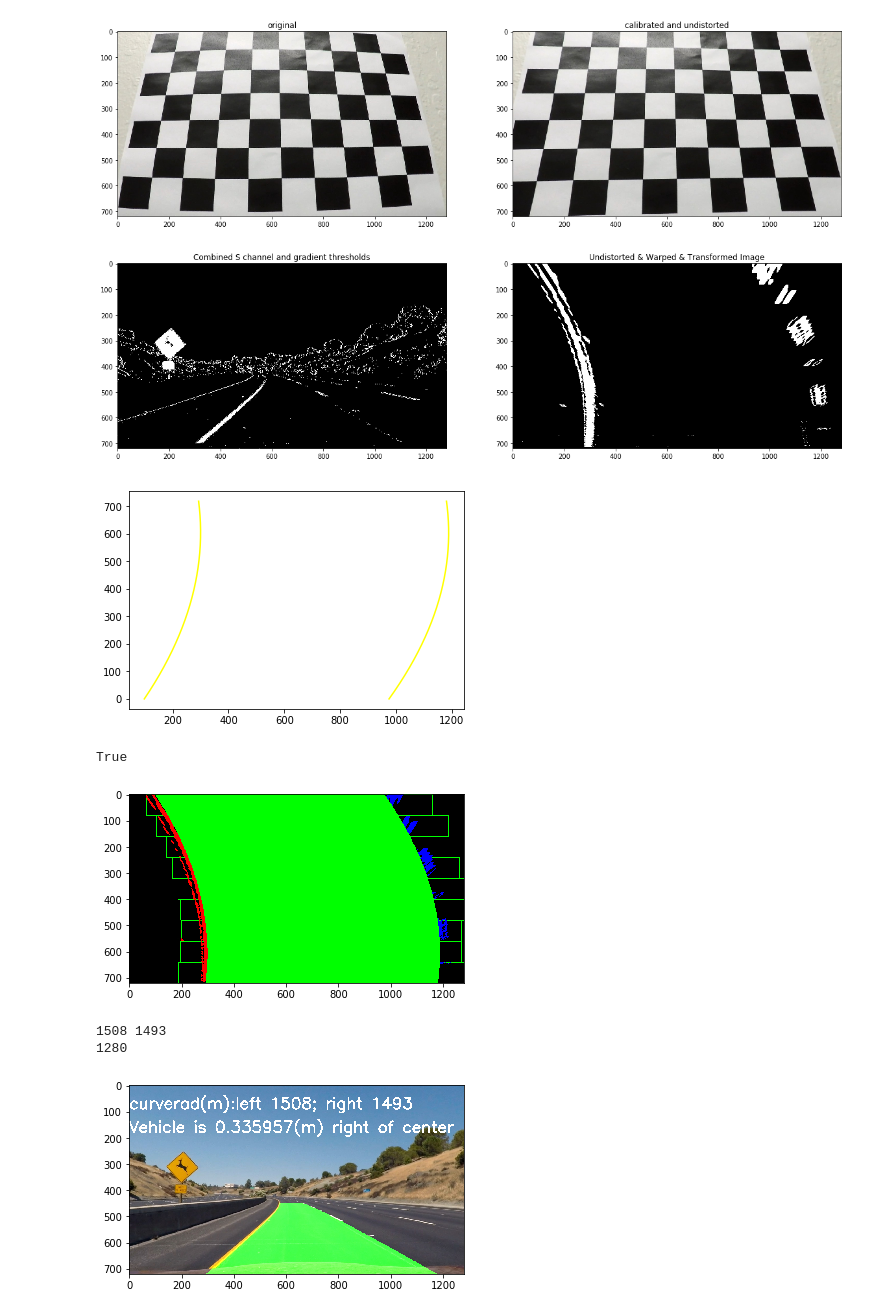
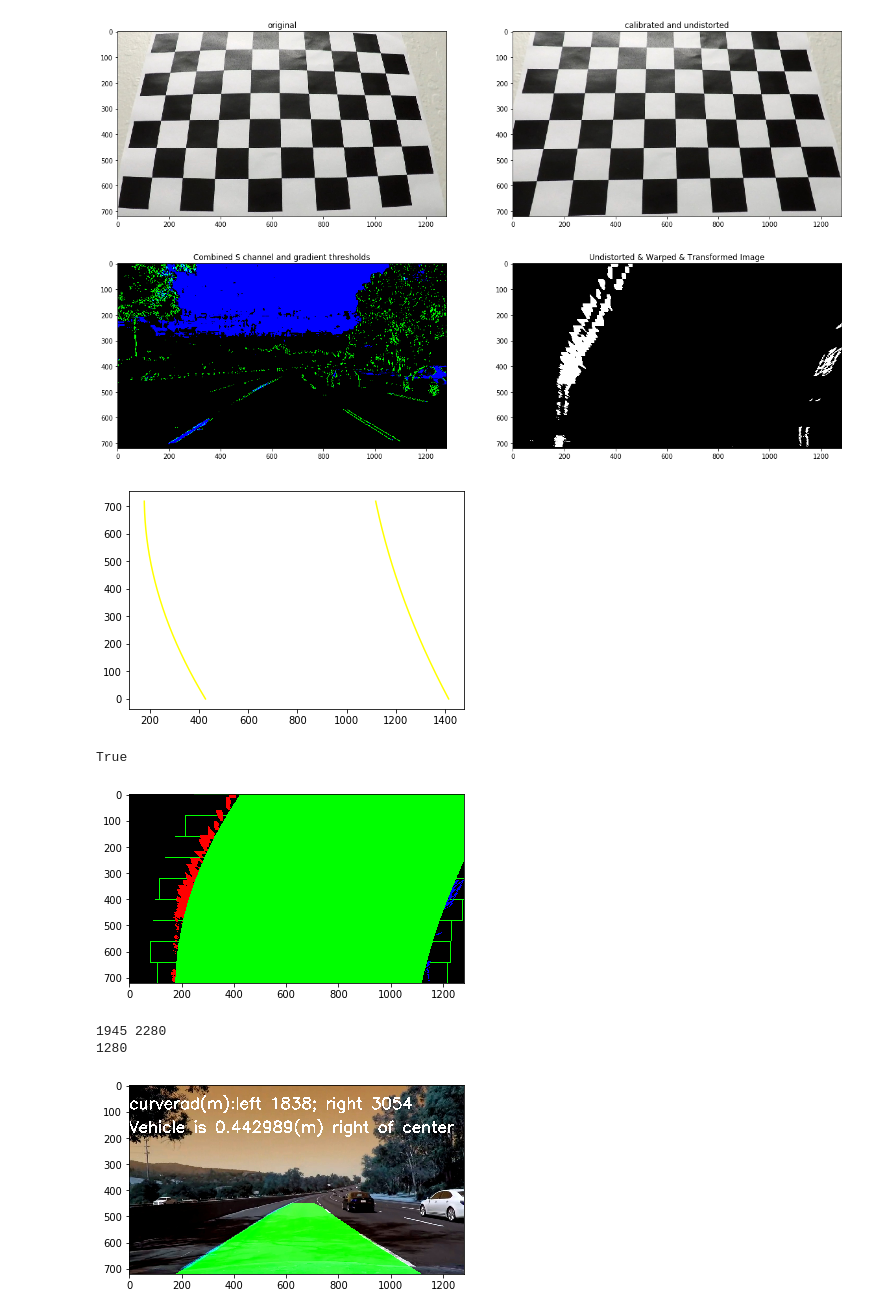
Before and after one commit to yingCMU/udacity-self-driving-project2, a Jupyter notebook: project2.ipynb, the cells around one changed output. Cells and saved outputs as stored; diff of their text form; code cells hidden in the pictures.

```diff
--- a/project2.ipynb
+++ b/project2.ipynb
@@ -80,6 +80,7 @@ def undistort_threshold_image(test_image, show_output = False):
     # Convert to HLS color space and separate the S channel
     hls = cv2.cvtColor(undistort_test_image, cv2.COLOR_RGB2HLS)
     s_channel = hls[:,:,2]
+    l_channel = hls[:,:,1]
     gray = cv2.cvtColor(undistort_test_image, cv2.COLOR_RGB2GRAY)
 
     sobelx = cv2.Sobel(gray, cv2.CV_64F, 1, 0) # Take the derivative in x
@@ -92,10 +93,11 @@ def undistort_threshold_image(test_image, show_output = False):
     sxbinary[(scaled_sobel >= thresh_min) & (scaled_sobel <= thresh_max)] = 1
 
     # Threshold color channel
-    s_thresh_min = 170
+    s_thresh_min = 100
     s_thresh_max = 255
     s_binary = np.zeros_like(s_channel)
-    s_binary[(s_channel >= s_thresh_min) & (s_channel <= s_thresh_max)] = 1
+    # add l_channel threshold to filter out shadows
+    s_binary[(s_channel >= s_thresh_min) & (s_channel <= s_thresh_max) & (l_channel >= 50)] = 1
 
     # Stack each channel to view their individual contributions in green and blue respectively
     # This returns a stack of the two binary images, whose components you can see as different colors
@@ -107,8 +109,8 @@ def undistort_threshold_image(test_image, show_output = False):
     #perform perspective transform
     height, width = combined_binary.shape
     y_boundary = 450
-    x_top_left = 565
-    x_top_right = 695#685
+    x_top_left = 575
+    x_top_right = 708
     x_bottom_left = 0
     x_bottom_right = width
     mask_vertices = [[x_bottom_left,height],[x_top_left,y_boundary], [x_top_right,y_boundary],[x_bottom_right,height]]
@@ -120,12 +122,13 @@ def undistort_threshold_image(test_image, show_output = False):
 
     M = cv2.getPerspectiveTransform(transform_src, transform_dst)
     binary_warped = cv2.warpPerspective(combined_binary, M, (width,height), flags=cv2.INTER_LINEAR)
-
+    color_warped = cv2.warpPerspective(color_binary, M, (width,height), flags=cv2.INTER_LINEAR)
+#     original_color_warped = cv2.warpPerspective(undistort_test_image, M, (width,height), flags=cv2.INTER_LINEAR)
     if show_output:
         # Plotting thresholded images
         f, (ax1, ax2) = plt.subplots(1, 2, figsize=(20,10))
         ax1.set_title('Combined S channel and gradient thresholds')
-        ax1.imshow(combined_binary, cmap='gray')
+        ax1.imshow(color_binary, cmap='gray')
         cv2.imwrite('output_images/thresholded_binary.jpg', combined_binary * 255)
         ax2.imshow(binary_warped, cmap='gray')
         cv2.imwrite('output_images/unwarped_transformed_binary.jpg', binary_warped * 255)
@@ -133,13 +136,13 @@ def undistort_threshold_image(test_image, show_output = False):
     binary_warped.dtype='uint8'
     return binary_warped, undistort_test_image, M, height, width, mask_vertices_array
 
-
-test_image = mpimg.imread('test_images/test2.jpg')#test1.jpg')image_in_video.jpg straight_lines1.jpg
+#test these following images: image_in_video_13 image_in_video_22 straight_lines1
+test_image = mpimg.imread('test_images/image_in_video_22.jpg')
 binary_warped, undistort_test_image, M, height, width, mask_vertices_array = undistort_threshold_image(test_image,True)
 # masked_region_image = region_of_interest(undistort_test_image, mask_vertices_array)
 # plt.imshow(masked_region_image)
 # %% [output]
-[figure, old version]
+[figure, new version]
 # %%
 #locate lane lines
 def find_lane_pixels(binary_warped, draw_windows = False):
@@ -262,13 +265,13 @@ def fit_polynomial(binary_warped, draw = False):
 
 out_img,  left_fit,  right_fit, ploty = fit_polynomial(binary_warped, True)
 # %% [output]
-[figure, old version]
+[figure, new version]
 # %%
 plt.imshow(out_img)  #
 cv2.imwrite('output_images/perspective_view_with_lanes.jpg', out_img)
 # %% [output]
 True
-[figure, old version]
+[figure, new version]
 # %%
 def measure_curvature_pixels( left_fit_cr,  right_fit_cr, ploty):
     '''
@@ -303,29 +306,33 @@ measure_offset(height, left_fit, right_fit)
 print(left_curverad, right_curverad)
 print(width)
 # %% [output]
-1508 1493
+1945 2280
 1280
 # %%
-def process_image(image, show = False, cnt =1):
+# for test purpose, extract image from video
+cnt = [1]
+def process_image(image, show = False, cnt = cnt):
+#     cv2.imwrite(("test_images/image_in_video_%d.jpg" % cnt[0]), image)
+#     cnt[0] += 1
     binary_warped, undistort_test_image, M, height, width, mask_vertices_array = undistort_threshold_image(image)
     out_img, left_fit,  right_fit, ploty = fit_polynomial(binary_warped)
     # map polyfit to original image
     inverted_binary_warped = cv2.warpPerspective(out_img, M, (width,height), flags=cv2.WARP_INVERSE_MAP)
     stacked_out_image = np.dstack(( undistort_test_image[:,:,0], np.maximum(undistort_test_image[:,:,1], inverted_binary_warped[:,:,1]),undistort_test_image[:,:,2]))
     left_curverad, right_curverad = measure_curvature_pixels(left_fit,  right_fit, ploty)
 
     curv_text = "curverad(m):left %d; right %d" % (left_curverad, right_curverad)
     offset_text = measure_offset(height, left_fit, right_fit)
     cv2.putText(stacked_out_image, curv_text, (0, int(height/8)), cv2.FONT_HERSHEY_SIMPLEX, 2.0, (255, 255, 255), thickness =5)
     cv2.putText(stacked_out_image, offset_text, (0, int(height/4)), cv2.FONT_HERSHEY_SIMPLEX, 2.0, (255, 255, 255), thickness =5)
     if show:
         plt.imshow(stacked_out_image)
         cv2.imwrite('output_images/camera_view_with_lanes.jpg', stacked_out_image)
     return stacked_out_image
-test_image = mpimg.imread('test_images/test2.jpg')
+test_image = mpimg.imread('test_images/image_in_video_22.jpg')
 final_out_image = process_image(test_image, True)
 # %% [output]
-[figure, old version]
+[figure, new version]
 # %%
 # Import everything needed to edit/save/watch video clips
 from moviepy.editor import VideoFileClip
```
Also changed, not shown: parts of 1 cell of this notebook, 8 other files.
